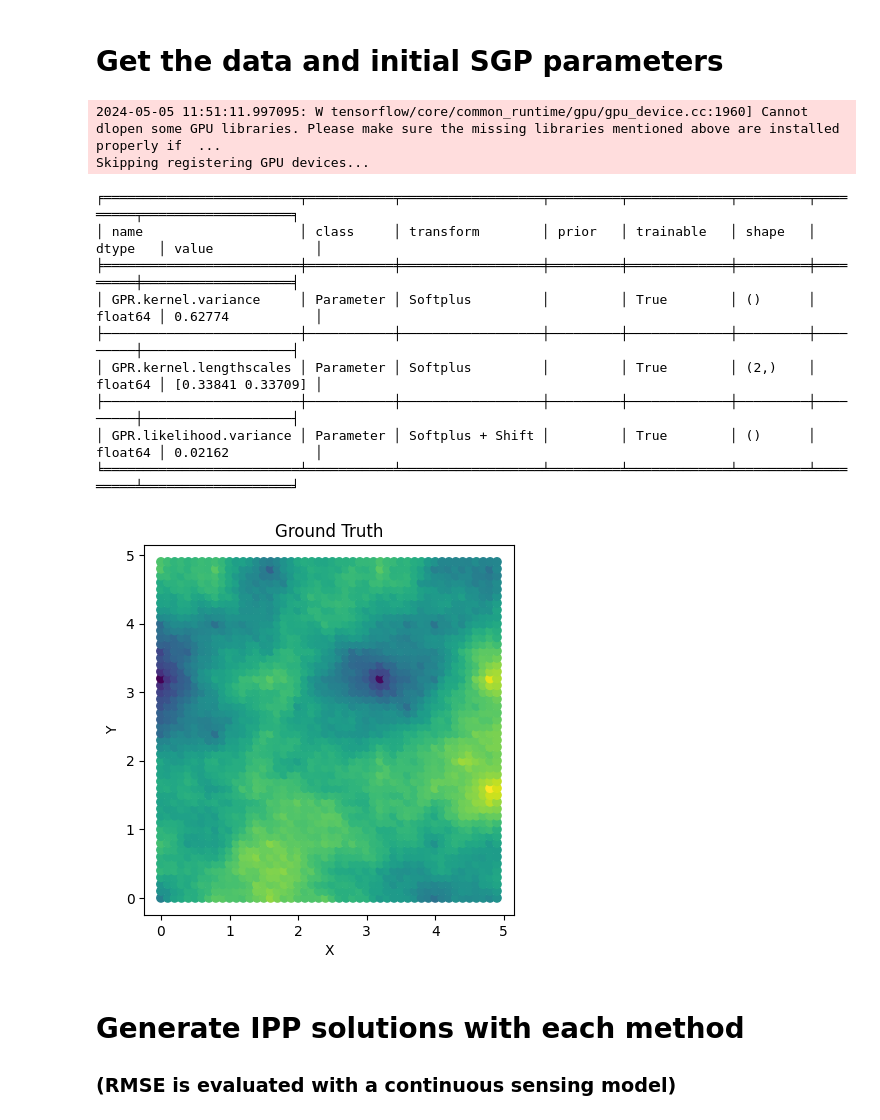
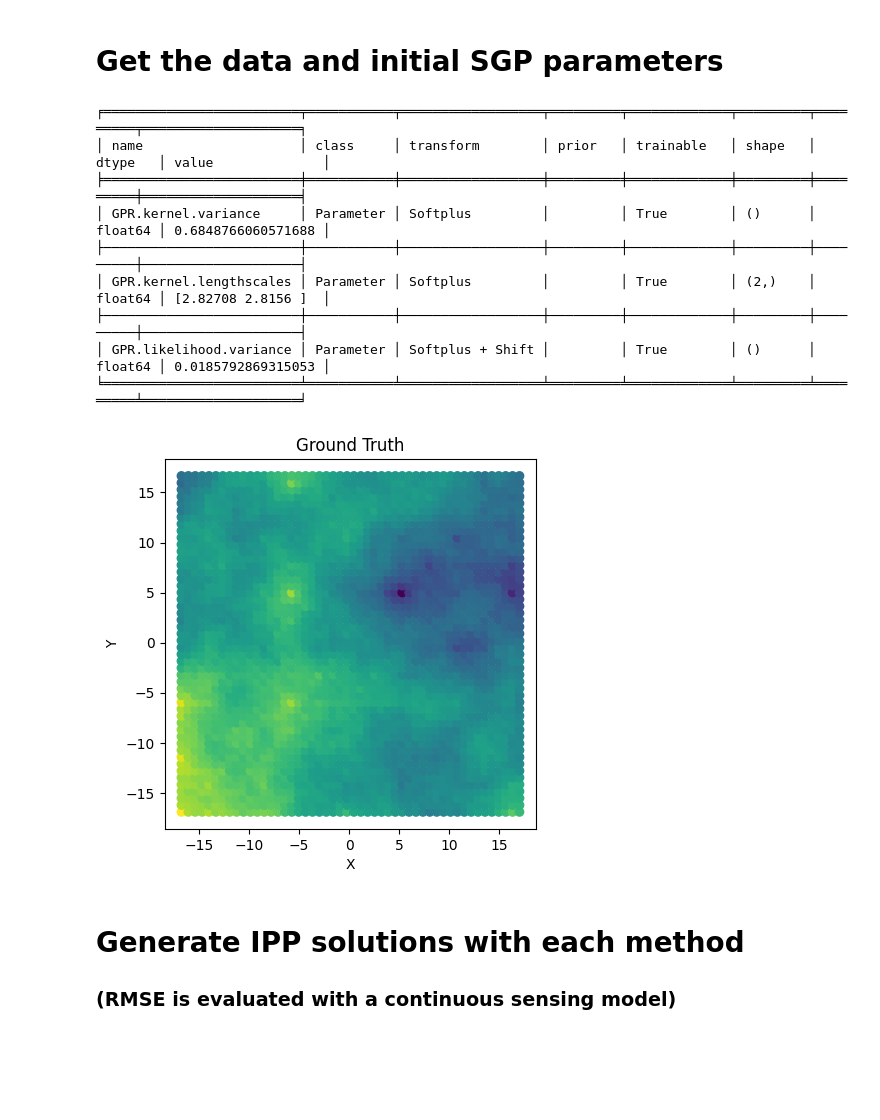
Before and after one commit to itskalvik/sgp-tools, a Jupyter notebook: examples/IPPBaselines.ipynb, the cells around one changed output. Saved outputs shown, nothing was run; the diff lists cells and outputs as text; code cells hidden in the pictures; blank space fills up the shorter version.

```diff
--- a/examples/IPPBaselines.ipynb
+++ b/examples/IPPBaselines.ipynb
@@ -54,36 +54,32 @@ def plot_paths(paths, title=None):
 # Get the data and initial SGP parameters
 # %%
 # Get the synthetic elevation data
-dataset = 'synthetic'
+num_robots = 3
+num_placements = 5
 
-num_robots = 3
-num_placements = 10
-
-X_train, y_train, X_test, y_test, candidates, X, y = get_dataset(dataset)
+X_train, y_train, X_test, y_test, candidates, X, y = get_dataset()
 
 # Train the GP and get the model parameters
 _, noise_variance, kernel = get_model_params(X_train, y_train,
                                              lengthscales=[1.0, 1.0],
                                              optimizer='scipy')
-plt.scatter(X[:, 0], X[:, 1], c=y, zorder=0)
+plt.scatter(X[:, 0], X[:, 1], c=y)
 plt.title("Ground Truth")
 plt.xlabel('X')
 plt.ylabel('Y')
 plt.gca().set_aspect('equal')
 plt.show()
 # %% [output]
-2024-05-05 11:51:11.997095: W tensorflow/core/common_runtime/gpu/gpu_device.cc:1960] Cannot dlopen some GPU libraries. Please make sure the missing libraries mentioned above are installed properly if  ...
-Skipping registering GPU devices...
+╒═════════════════════════╤═══════════╤══════════════════╤═════════╤═════════════╤═════════╤═════════╤════════════════════╕
+│ name                    │ class     │ transform        │ prior   │ trainable   │ shape   │ dtype   │ value              │
+╞═════════════════════════╪═══════════╪══════════════════╪═════════╪═════════════╪═════════╪═════════╪════════════════════╡
+│ GPR.kernel.variance     │ Parameter │ Softplus         │         │ True        │ ()      │ float64 │ 0.6848766060571688 │
+├─────────────────────────┼───────────┼──────────────────┼─────────┼─────────────┼─────────┼─────────┼────────────────────┤
+│ GPR.kernel.lengthscales │ Parameter │ Softplus         │         │ True        │ (2,)    │ float64 │ [2.82708 2.8156 ]  │
+├─────────────────────────┼───────────┼──────────────────┼─────────┼─────────────┼─────────┼─────────┼────────────────────┤
+│ GPR.likelihood.variance │ Parameter │ Softplus + Shift │         │ True        │ ()      │ float64 │ 0.0185792869315053 │
+╘═════════════════════════╧═══════════╧══════════════════╧═════════╧═════════════╧═════════╧═════════╧════════════════════╛
-╒═════════════════════════╤═══════════╤══════════════════╤═════════╤═════════════╤═════════╤═════════╤═══════════════════╕
-│ name                    │ class     │ transform        │ prior   │ trainable   │ shape   │ dtype   │ value             │
-╞═════════════════════════╪═══════════╪══════════════════╪═════════╪═════════════╪═════════╪═════════╪═══════════════════╡
-│ GPR.kernel.variance     │ Parameter │ Softplus         │         │ True        │ ()      │ float64 │ 0.62774           │
-├─────────────────────────┼───────────┼──────────────────┼─────────┼─────────────┼─────────┼─────────┼───────────────────┤
-│ GPR.kernel.lengthscales │ Parameter │ Softplus         │         │ True        │ (2,)    │ float64 │ [0.33841 0.33709] │
-├─────────────────────────┼───────────┼──────────────────┼─────────┼─────────────┼─────────┼─────────┼───────────────────┤
-│ GPR.likelihood.variance │ Parameter │ Softplus + Shift │         │ True        │ ()      │ float64 │ 0.02162           │
-╘═════════════════════════╧═══════════╧══════════════════╧═════════╧═════════════╧═════════╧═════════╧═══════════════════╛
-[figure, old version]
+[figure, new version]
 # %% [markdown]
  # Generate IPP solutions with each method
  ### (RMSE is evaluated with a continuous sensing model)
```
Also changed, not shown: parts of 7 cells of this notebook, 3 other files.
